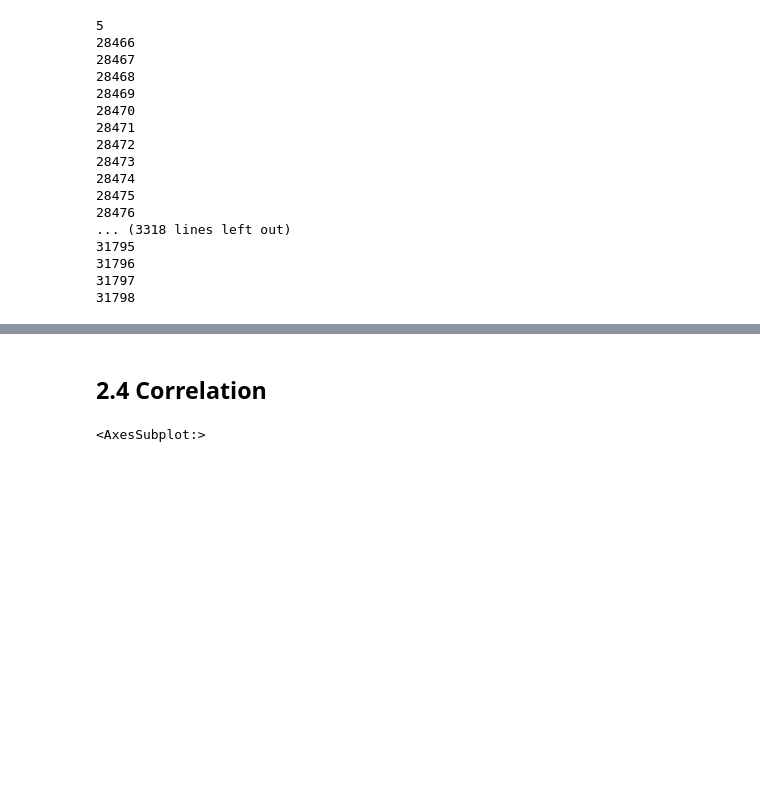
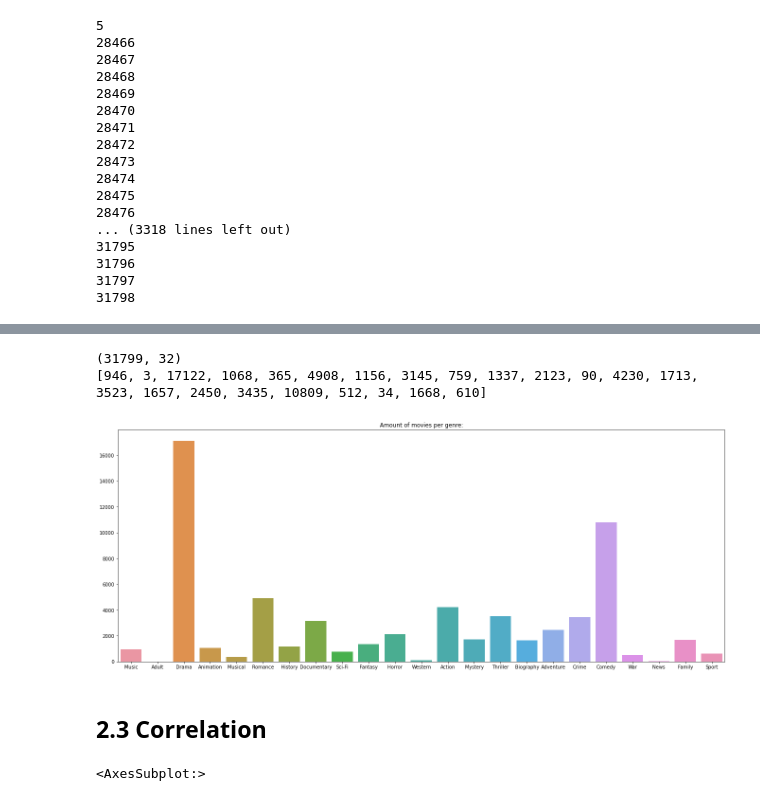
Before and after one commit to moerfii/BigDataAnalytics, a Jupyter notebook: BigDataAnalyticsJoe.ipynb, the cells around one changed output, grey strips where cells are left out. Cells and saved outputs as stored; diff of their text form; code cells hidden in the pictures; blank space fills up the shorter version.

```diff
--- a/BigDataAnalyticsJoe.ipynb
+++ b/BigDataAnalyticsJoe.ipynb
@@ -527,5 +521,25 @@ df.to_csv("data/allData_preprocessed.csv",index=False)
+# %%
+
+genre_count = {}
+
+print(df.shape)
+
+for genre in genreset:
+    genre_count[genre] = len(df[df[genre]==1].index)
+
+keys = list(genre_count.keys())
+vals = [(genre_count[k]) for k in keys]
+print(vals)
+plt.figure(figsize=(23,9))
+sns.barplot(x=keys,y=vals)
+plt.title("Amount of movies per genre:")
+plt.show()
+# %% [output]
+(31799, 32)
+[946, 3, 17122, 1068, 365, 4908, 1156, 3145, 759, 1337, 2123, 90, 4230, 1713, 3523, 1657, 2450, 3435, 10809, 512, 34, 1668, 610]
+[figure, added]
 # %% [markdown]
-## 2.4 Correlation
+## 2.3 Correlation
 # %%
 corr = df[['worldwide','startYear','runtimeMinutes','averageRating','has_good_actor','has_good_director']].corr(method='pearson')
 mask = np.triu(np.ones_like(corr, dtype=bool))
```
Also changed, not shown: parts of 30 cells of this notebook.
